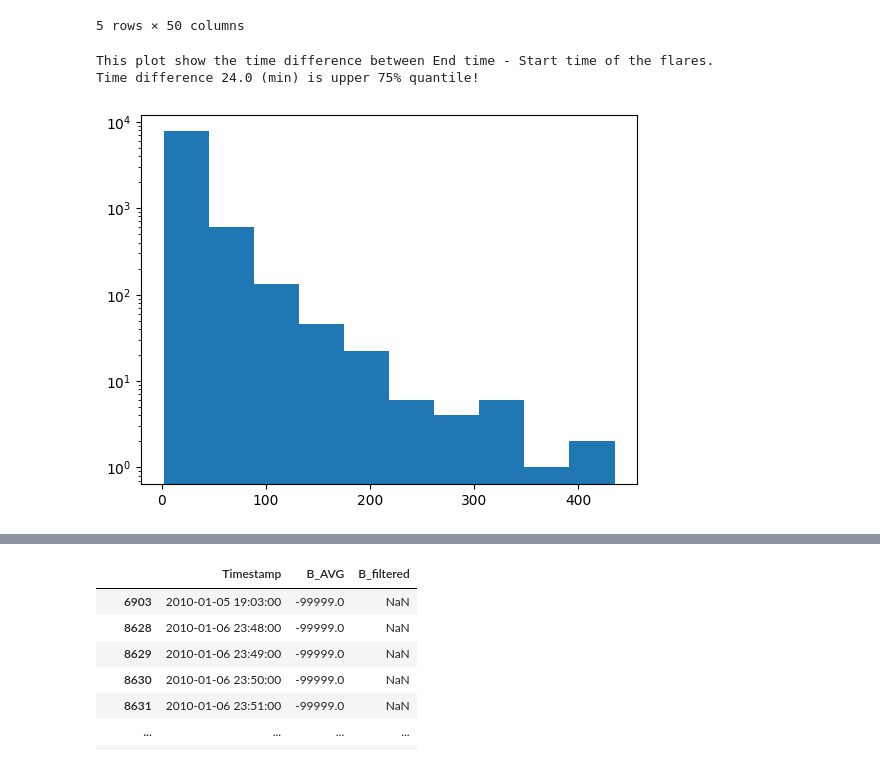
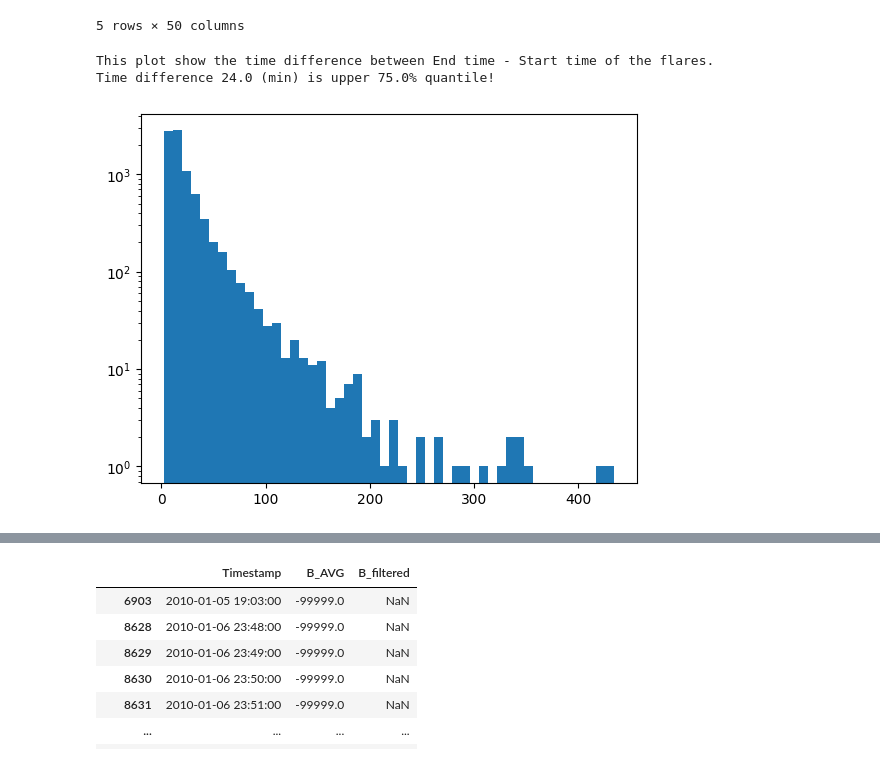
Before and after one commit to JinsuHongg/CMEPredviaSF, a Jupyter notebook: Analysis/SF_dist_analysis.ipynb, the cells around one changed output, grey strips where cells are left out. Saved outputs shown, nothing was run; the diff lists cells and outputs as text; code cells hidden in the pictures.

```diff
--- a/Analysis/SF_dist_analysis.ipynb
+++ b/Analysis/SF_dist_analysis.ipynb
@@ -21,8 +22,15 @@ df_list = df_list.assign(StEnd = (df_list['end_time'] - df_list['start_time']).d
 # time difference between previous flare and next flare
 list_td = [0]
 for i in range(1, len(df_list)):
-    list_td.append( (df_list.iloc[i, 1] - df_list.iloc[i-1, 3]).total_seconds()/60 )
+    td = (df_list.iloc[i, 1] - df_list.iloc[i-1, 3]).total_seconds()/60
+    if td > 0:
+        list_td.append( td ) # start time(ith flare) -  end time(i-1th flare)
+    else:
+        list_td.append(None)
 df_list['TdiffFL'] = list_td
+
+# remove rows with missing values
+df_list = df_list.loc[ (df_list['TdiffFL'].notnull()) & (df_list['StEnd'].notnull()), :]
 # %%
 df_list.head()
 # %% [output]
@@ -38,9 +44,10 @@ df_list.head()
 # %%
+quantile_after = 0.75
 print("This plot show the time difference between End time - Start time of the flares.")
-print(f"Time difference {df_list['StEnd'].quantile(0.75)} (min) is upper 75% quantile!")
-plt.hist(df_list['StEnd'], log = True)
+print(f"Time difference {df_list['StEnd'].quantile(quantile_after)} (min) is upper {quantile_after*100}% quantile!")
+plt.hist(df_list['StEnd'], log = True, bins = 50)
 plt.show()
 # %% [output]
 This plot show the time difference between End time - Start time of the flares.
-Time difference 24.0 (min) is upper 75% quantile!
+Time difference 24.0 (min) is upper 75.0% quantile!
-[figure, old version]
+[figure, new version]
```
Also changed, not shown: parts of 18 cells of this notebook, 20 other files.
